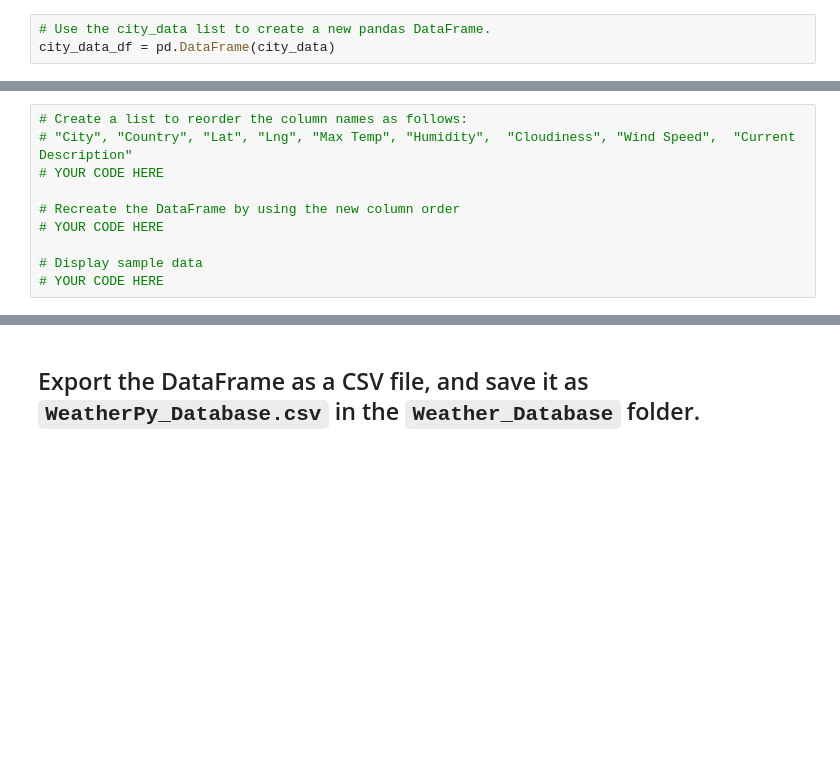
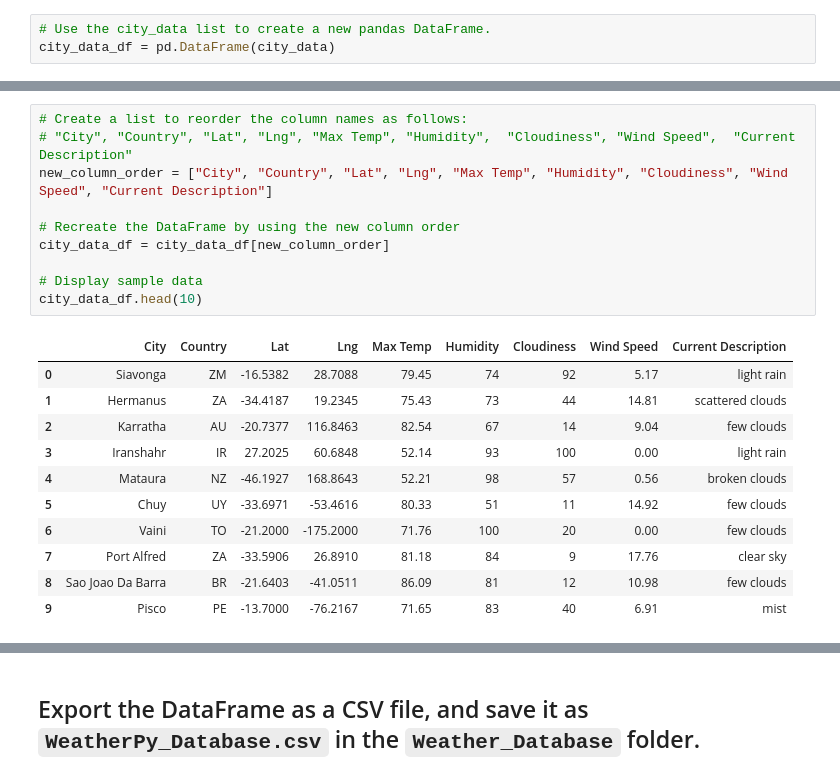
Before and after one commit to ChallahBack83/World_Weather_Analysis, a Jupyter notebook: Weather_Databases/Weather_Database.ipynb, the cells around one changed output, grey strips where cells are left out. Cells and saved outputs as stored; diff of their text form; blank space fills up the shorter version.

```diff
--- a/Weather_Databases/Weather_Database.ipynb
+++ b/Weather_Databases/Weather_Database.ipynb
@@ -203,12 +218,24 @@ city_data_df.columns
 # %%
 # Create a list to reorder the column names as follows:
 # "City", "Country", "Lat", "Lng", "Max Temp", "Humidity",  "Cloudiness", "Wind Speed",  "Current Description"
-# YOUR CODE HERE
+new_column_order = ["City", "Country", "Lat", "Lng", "Max Temp", "Humidity", "Cloudiness", "Wind Speed", "Current Description"]
 
 # Recreate the DataFrame by using the new column order
-# YOUR CODE HERE
+city_data_df = city_data_df[new_column_order]
 
 # Display sample data
-# YOUR CODE HERE
+city_data_df.head(10)
+# %% [output]
+|  | City | Country | Lat | Lng | Max Temp | Humidity | Cloudiness | Wind Speed | Current Description |
+| 0 | Siavonga | ZM | -16.5382 | 28.7088 | 79.45 | 74 | 92 | 5.17 | light rain |
+| 1 | Hermanus | ZA | -34.4187 | 19.2345 | 75.43 | 73 | 44 | 14.81 | scattered clouds |
+| 2 | Karratha | AU | -20.7377 | 116.8463 | 82.54 | 67 | 14 | 9.04 | few clouds |
+| 3 | Iranshahr | IR | 27.2025 | 60.6848 | 52.14 | 93 | 100 | 0.00 | light rain |
+| 4 | Mataura | NZ | -46.1927 | 168.8643 | 52.21 | 98 | 57 | 0.56 | broken clouds |
+| 5 | Chuy | UY | -33.6971 | -53.4616 | 80.33 | 51 | 11 | 14.92 | few clouds |
+| 6 | Vaini | TO | -21.2000 | -175.2000 | 71.76 | 100 | 20 | 0.00 | few clouds |
+| 7 | Port Alfred | ZA | -33.5906 | 26.8910 | 81.18 | 84 | 9 | 17.76 | clear sky |
+| 8 | Sao Joao Da Barra | BR | -21.6403 | -41.0511 | 86.09 | 81 | 12 | 10.98 | few clouds |
+| 9 | Pisco | PE | -13.7000 | -76.2167 | 71.65 | 83 | 40 | 6.91 | mist |
 # %%
 # Display the data types of each column by using the dtypes Pandas function
```
Also changed, not shown: parts of 11 cells of this notebook, 1 other file.
